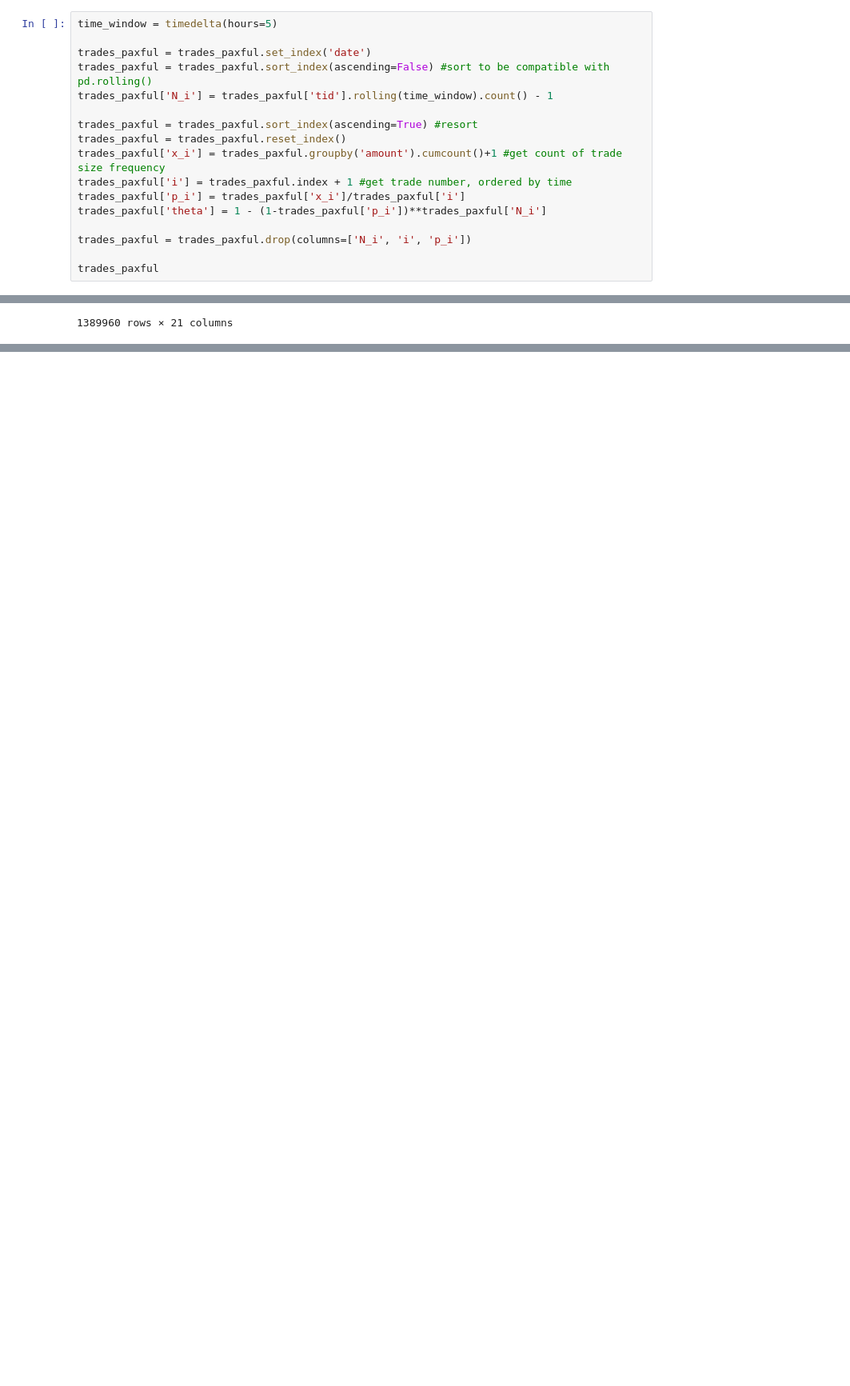
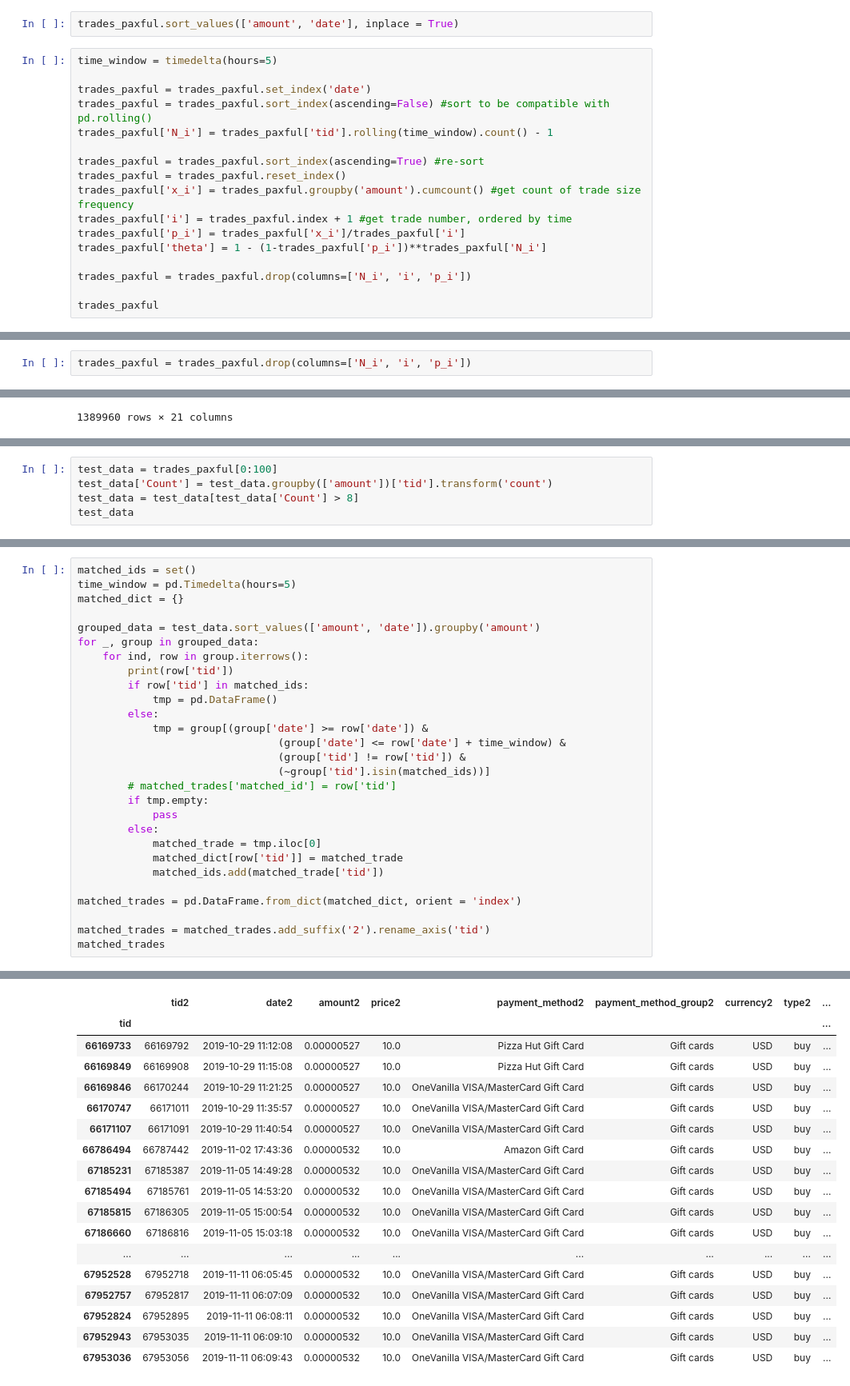
Before and after one commit to austinkennedy/crypto, a Jupyter notebook: code/vehicle_trade_algorithm.ipynb, the cells around one changed output, grey strips where cells are left out. Shown at 80% size. Saved outputs shown, nothing was run; the diff lists cells and outputs as text; blank space fills up the shorter version.

Commit message:
Fixing vehicle trade algorithm

```diff
--- a/code/vehicle_trade_algorithm.ipynb
+++ b/code/vehicle_trade_algorithm.ipynb
@@ -132,6 +28,8 @@ trades_paxful.head()
 | 2 | 4544639 | 2017-03-15 06:04:39 | 0.01688459 | 25.0 | Amazon Gift Card | Gift cards | USD | buy | ... |
 | 3 | 4544613 | 2017-03-15 06:05:27 | 0.09403504 | 150.0 | iTunes Gift Card | Gift cards | USD | buy | ... |
 | 4 | 4544617 | 2017-03-15 06:05:28 | 0.59586015 | 1300.0 | Amazon Gift Card | Gift cards | USD | sell | ... |
+# %%
+trades_paxful.sort_values(['amount', 'date'], inplace = True)
 # %%
 time_window = timedelta(hours=5)
 
@@ -139,9 +37,9 @@ trades_paxful = trades_paxful.set_index('date')
 trades_paxful = trades_paxful.sort_index(ascending=False) #sort to be compatible with pd.rolling()
 trades_paxful['N_i'] = trades_paxful['tid'].rolling(time_window).count() - 1
 
-trades_paxful = trades_paxful.sort_index(ascending=True) #resort
+trades_paxful = trades_paxful.sort_index(ascending=True) #re-sort
 trades_paxful = trades_paxful.reset_index()
-trades_paxful['x_i'] = trades_paxful.groupby('amount').cumcount()+1 #get count of trade size frequency
+trades_paxful['x_i'] = trades_paxful.groupby('amount').cumcount() #get count of trade size frequency
 trades_paxful['i'] = trades_paxful.index + 1 #get trade number, ordered by time
 trades_paxful['p_i'] = trades_paxful['x_i']/trades_paxful['i']
 trades_paxful['theta'] = 1 - (1-trades_paxful['p_i'])**trades_paxful['N_i']
@@ -166,3 +64,5 @@ trades_paxful
+# %%
+trades_paxful = trades_paxful.drop(columns=['N_i', 'i', 'p_i'])
 # %%
 
 
@@ -239,3 +139,8 @@ matched_paxful_trades[matched_paxful_trades['currency'] != matched_paxful_trades
 1389960 rows × 21 columns
 # %% [markdown]
 # Code Testing
+# %%
+test_data = trades_paxful[0:100]
+test_data['Count'] = test_data.groupby(['amount'])['tid'].transform('count')
+test_data = test_data[test_data['Count'] > 8]
+test_data
@@ -241,0 +172,29 @@ matched_paxful_trades[matched_paxful_trades['currency'] != matched_paxful_trades
+# %%
+matched_ids = set()
+time_window = pd.Timedelta(hours=5)
+matched_dict = {}
+
+grouped_data = test_data.sort_values(['amount', 'date']).groupby('amount')
+for _, group in grouped_data:
+    for ind, row in group.iterrows():
+        print(row['tid'])
+        if row['tid'] in matched_ids:
+            tmp = pd.DataFrame()
+        else:
+            tmp = group[(group['date'] >= row['date']) &
+                                (group['date'] <= row['date'] + time_window) &
+                                (group['tid'] != row['tid']) &
+                                (~group['tid'].isin(matched_ids))]
+        # matched_trades['matched_id'] = row['tid']
+        if tmp.empty:
+            pass
+        else:
+            matched_trade = tmp.iloc[0]
+            matched_dict[row['tid']] = matched_trade
+            matched_ids.add(matched_trade['tid'])
+
+matched_trades = pd.DataFrame.from_dict(matched_dict, orient = 'index')
+
+matched_trades = matched_trades.add_suffix('2').rename_axis('tid')
+matched_trades
+# %% [output]
@@ -241,0 +218,18 @@ matched_paxful_trades[matched_paxful_trades['currency'] != matched_paxful_trades
+|  | tid2 | date2 | amount2 | price2 | payment_method2 | payment_method_group2 | currency2 | type2 | ... |
+| tid |  |  |  |  |  |  |  |  | ... |
+| 66169733 | 66169792 | 2019-10-29 11:12:08 | 0.00000527 | 10.0 | Pizza Hut Gift Card | Gift cards | USD | buy | ... |
+| 66169849 | 66169908 | 2019-10-29 11:15:08 | 0.00000527 | 10.0 | Pizza Hut Gift Card | Gift cards | USD | buy | ... |
+| 66169846 | 66170244 | 2019-10-29 11:21:25 | 0.00000527 | 10.0 | OneVanilla VISA/MasterCard Gift Card | Gift cards | USD | buy | ... |
+| 66170747 | 66171011 | 2019-10-29 11:35:57 | 0.00000527 | 10.0 | OneVanilla VISA/MasterCard Gift Card | Gift cards | USD | buy | ... |
+| 66171107 | 66171091 | 2019-10-29 11:40:54 | 0.00000527 | 10.0 | OneVanilla VISA/MasterCard Gift Card | Gift cards | USD | buy | ... |
+| 66786494 | 66787442 | 2019-11-02 17:43:36 | 0.00000532 | 10.0 | Amazon Gift Card | Gift cards | USD | buy | ... |
+| 67185231 | 67185387 | 2019-11-05 14:49:28 | 0.00000532 | 10.0 | OneVanilla VISA/MasterCard Gift Card | Gift cards | USD | buy | ... |
+| 67185494 | 67185761 | 2019-11-05 14:53:20 | 0.00000532 | 10.0 | OneVanilla VISA/MasterCard Gift Card | Gift cards | USD | buy | ... |
+| 67185815 | 67186305 | 2019-11-05 15:00:54 | 0.00000532 | 10.0 | OneVanilla VISA/MasterCard Gift Card | Gift cards | USD | buy | ... |
+| 67186660 | 67186816 | 2019-11-05 15:03:18 | 0.00000532 | 10.0 | OneVanilla VISA/MasterCard Gift Card | Gift cards | USD | buy | ... |
+| ... | ... | ... | ... | ... | ... | ... | ... | ... | ... |
+| 67952528 | 67952718 | 2019-11-11 06:05:45 | 0.00000532 | 10.0 | OneVanilla VISA/MasterCard Gift Card | Gift cards | USD | buy | ... |
+| 67952757 | 67952817 | 2019-11-11 06:07:09 | 0.00000532 | 10.0 | OneVanilla VISA/MasterCard Gift Card | Gift cards | USD | buy | ... |
+| 67952824 | 67952895 | 2019-11-11 06:08:11 | 0.00000532 | 10.0 | OneVanilla VISA/MasterCard Gift Card | Gift cards | USD | buy | ... |
+| 67952943 | 67953035 | 2019-11-11 06:09:10 | 0.00000532 | 10.0 | OneVanilla VISA/MasterCard Gift Card | Gift cards | USD | buy | ... |
+| 67953036 | 67953056 | 2019-11-11 06:09:43 | 0.00000532 | 10.0 | OneVanilla VISA/MasterCard Gift Card | Gift cards | USD | buy | ... |
```
Also changed, not shown: parts of 26 cells of this notebook.
